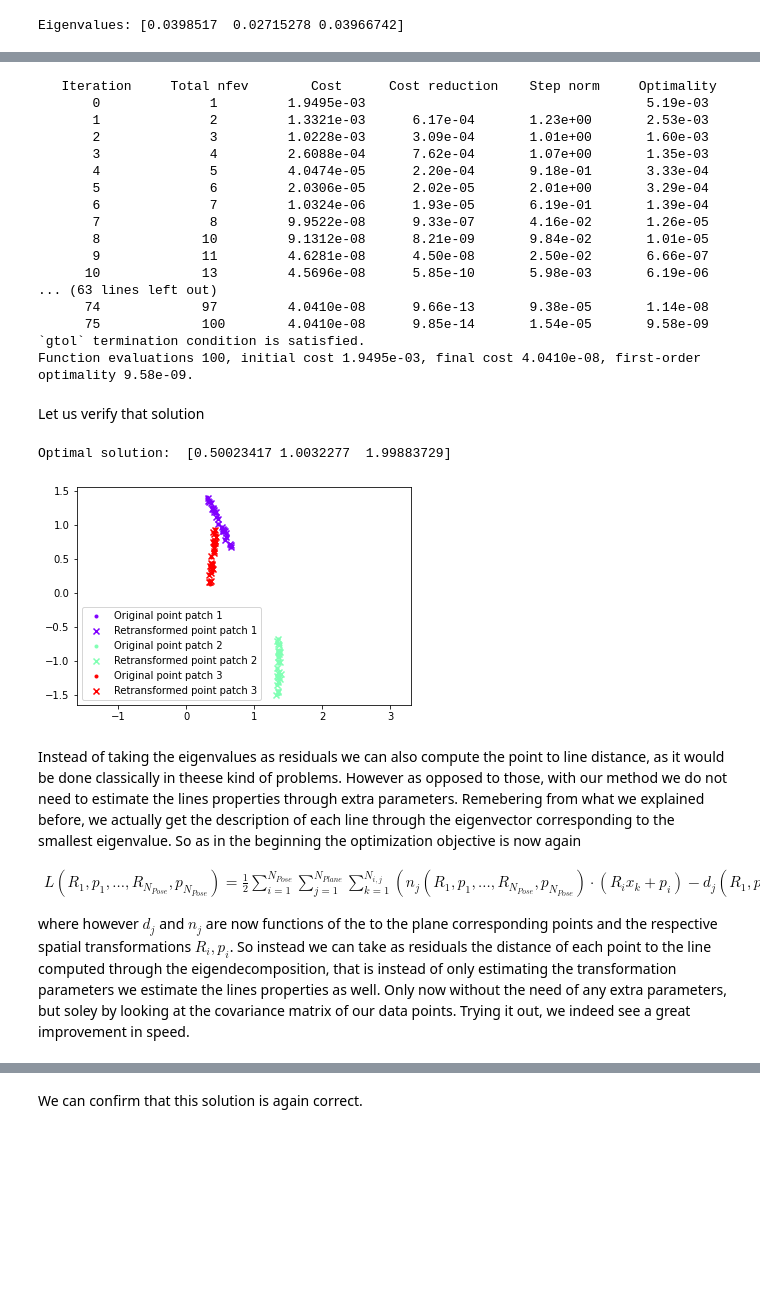
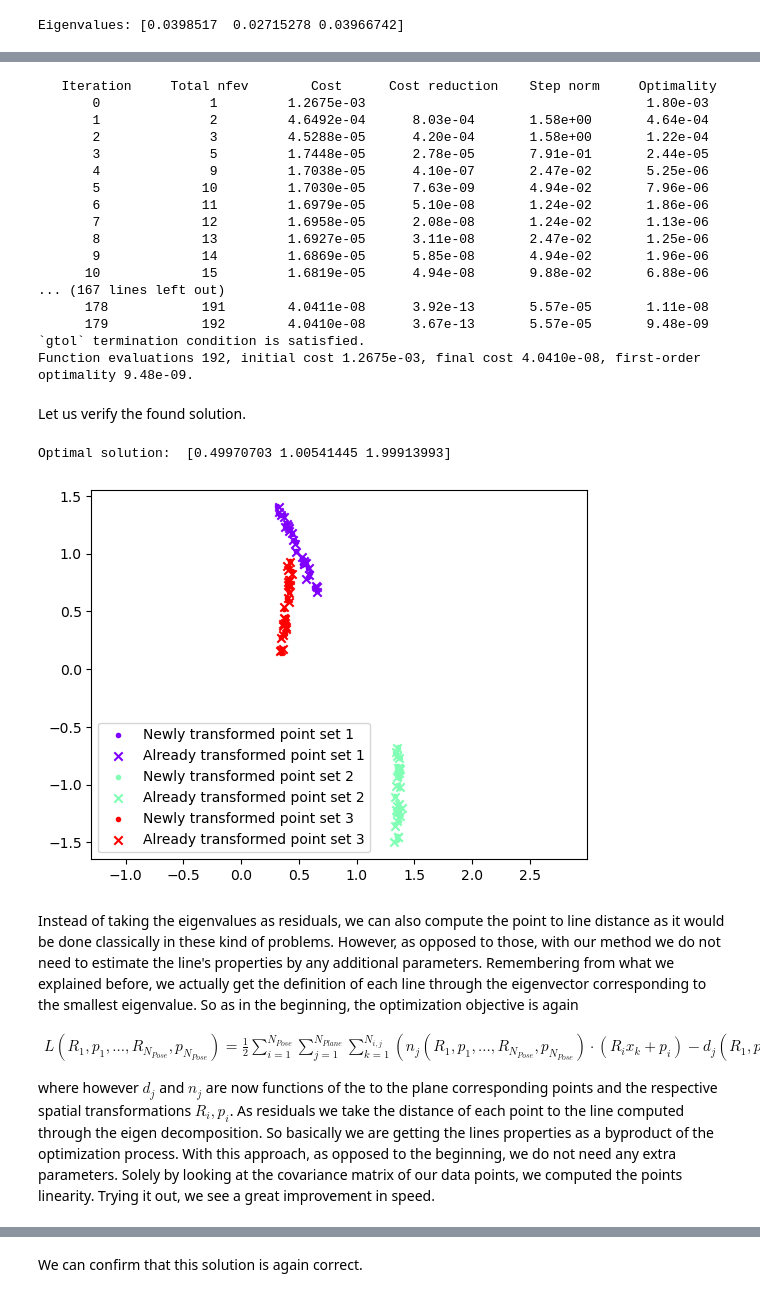
Before and after one commit to DavidBrandes/notebooks, a Jupyter notebook: eigenvalue_optimization/1_introduction.ipynb, the cells around one changed output, grey strips where cells are left out. Cells and saved outputs as stored; diff of their text form; code cells hidden in the pictures; blank space fills up the shorter version.

```diff
--- a/eigenvalue_optimization/1_introduction.ipynb
+++ b/eigenvalue_optimization/1_introduction.ipynb
@@ -84,8 +84,8 @@ We now assume this data is altered by a rotation and translation, specified by v
 # %%
-v = np.array([0.5, 1, 2]) # x-translation, y-translation, rotation angle
+v_target = np.array([0.5, 1, 2]) # x-translation, y-translation, rotation angle
 
-R, p = transformation(v)
-points = np.concatenate([points, R @ points + p], axis=1)
+rot, trans = transformation(v_target)
+points = np.concatenate([points, rot @ points + trans], axis=1)
 
 # Lets also add some noise to those transformed points
 noise_level = 1e-2
@@ -102,7 +102,7 @@ for i in range(n_lines):
     for j in range(2):
         plt.scatter(points[i, j, :, 0, 0], points[i, j, :, 1, 0],
                     color=colors[i, :], marker='.' if j == 0 else 'x',
-                    label=("Original" if j == 0 else "Transformed") + f" point patch {i+1}")
+                    label=("Original" if j == 0 else "Transformed") + f" point set {i+1}")
 
 plt.axis('equal')
 plt.legend()
@@ -161,16 +178,16 @@ The ultimate task of this notebook is to estimate the previously specified trans
 
 The optimal solution therefore should look like this. The two point sets overlap each other well.
 # %%
-R, p = transformation(v)
+rot, trans = transformation(v_target)
 points_ = points.copy()
-points_[:, 0, :, :, :] = R @ points_[:, 0, :, :, :] + p
+points_[:, 0, :, :, :] = rot @ points_[:, 0, :, :, :] + trans
 
 colors = plt.cm.rainbow(np.linspace(0, 1, n_lines))
 for i in range(n_lines):
     for j in range(2):
         plt.scatter(points_[i, j, :, 0, 0], points_[i, j, :, 1, 0],
                     color=colors[i, :], marker='.' if j == 0 else 'x',
-                    label=("Original" if j == 0 else "Transformed") + f" point patch {i+1}")
+                    label=("Newly" if j == 0 else "Already") + f" transformed point set {i+1}")
 
 plt.axis('equal')
 plt.legend()
@@ -256,56 +275,60 @@ So lets try it out! We define our loss functions, the derivative function as wel
 # %%
-def f(x):
-    w, v = eigen(x, derivative=False)
-    return w.reshape(-1)
+def f(v):
+    eigenvalues, eigenvectors = eigen(v, derivative=False)
+    return eigenvalues.reshape(-1)
 
-def jac_f(x):
-    w, v, d_w, d_v = eigen(x, derivative=True)
-    return d_w.reshape(3, -1).T
+def jac_f(v):
+    eigenvalues, eigenvectors, d_eigenvalues, d_eigenvectors = eigen(v, derivative=True)
+    return d_eigenvalues.reshape(3, -1).T
 
-x_0 = np.array([0, 0, 0])
-res = least_squares(f, x_0, jac_f, verbose=2)
+# As the optimization is sensitive to values far from the optimal solution,
+# we have to start close enough to the actual optimal solution
+v_offset = np.array([1, 1, 0.5])
+v0 = v_target - v_offset
+
+res = least_squares(f, v0, jac_f, verbose=2)
 # %% [output]
    Iteration     Total nfev        Cost      Cost reduction    Step norm     Optimality
-       0              1         1.9495e-03                                    5.19e-03
-       1              2         1.3321e-03      6.17e-04       1.23e+00       2.53e-03
-       2              3         1.0228e-03      3.09e-04       1.01e+00       1.60e-03
-       3              4         2.6088e-04      7.62e-04       1.07e+00       1.35e-03
-       4              5         4.0474e-05      2.20e-04       9.18e-01       3.33e-04
-       5              6         2.0306e-05      2.02e-05       2.01e+00       3.29e-04
-       6              7         1.0324e-06      1.93e-05       6.19e-01       1.39e-04
-       7              8         9.9522e-08      9.33e-07       4.16e-02       1.26e-05
-       8             10         9.1312e-08      8.21e-09       9.84e-02       1.01e-05
-       9             11         4.6281e-08      4.50e-08       2.50e-02       6.66e-07
-      10             13         4.5696e-08      5.85e-10       5.98e-03       6.19e-06
-... (63 lines left out)
-      74             97         4.0410e-08      9.66e-13       9.38e-05       1.14e-08
-      75             100        4.0410e-08      9.85e-14       1.54e-05       9.58e-09
+       0              1         1.2675e-03                                    1.80e-03
+       1              2         4.6492e-04      8.03e-04       1.58e+00       4.64e-04
+       2              3         4.5288e-05      4.20e-04       1.58e+00       1.22e-04
+       3              5         1.7448e-05      2.78e-05       7.91e-01       2.44e-05
+       4              9         1.7038e-05      4.10e-07       2.47e-02       5.25e-06
+       5             10         1.7030e-05      7.63e-09       4.94e-02       7.96e-06
+       6             11         1.6979e-05      5.10e-08       1.24e-02       1.86e-06
+       7             12         1.6958e-05      2.08e-08       1.24e-02       1.13e-06
+       8             13         1.6927e-05      3.11e-08       2.47e-02       1.25e-06
+       9             14         1.6869e-05      5.85e-08       4.94e-02       1.96e-06
+      10             15         1.6819e-05      4.94e-08       9.88e-02       6.88e-06
+... (167 lines left out)
+      178            191        4.0411e-08      3.92e-13       5.57e-05       1.11e-08
+      179            192        4.0410e-08      3.67e-13       5.57e-05       9.48e-09
 `gtol` termination condition is satisfied.
-Function evaluations 100, initial cost 1.9495e-03, final cost 4.0410e-08, first-order optimality 9.58e-09.
+Function evaluations 192, initial cost 1.2675e-03, final cost 4.0410e-08, first-order optimality 9.48e-09.
 # %% [markdown]
-Let us verify that solution
+Let us verify the found solution.
 # %%
 print('Optimal solution: ', res.x)
 
-R, p = transformation(res.x, derivative=False)
+rot, trans = transformation(res.x, derivative=False)
 points_ = points.copy()
-points_[:, 0, :, :, :] = R @ points_[:, 0, :, :, :] + p
+points_[:, 0, :, :, :] = rot @ points_[:, 0, :, :, :] + trans
 
 colors = plt.cm.rainbow(np.linspace(0, 1, n_lines))
 for i in range(n_lines):
     for j in range(2):
         plt.scatter(points_[i, j, :, 0, 0], points_[i, j, :, 1, 0],
                     color=colors[i, :], marker='.' if j == 0 else 'x',
-                    label=("Original" if j == 0 else "Retransformed") + f" point patch {i+1}")
+                    label=("Newly" if j == 0 else "Already") + f" transformed point set {i+1}")
 
 plt.axis('equal')
 plt.legend()
 plt.show()
 # %% [output]
-Optimal solution:  [0.50023417 1.0032277  1.99883729]
+Optimal solution:  [0.49970703 1.00541445 1.99913993]
-[figure, old version]
+[figure, new version]
 # %% [markdown]
-Instead of taking the eigenvalues as residuals we can also compute the point to line distance, as it would be done classically in theese kind of problems. However as opposed to those, with our method we do not need to estimate the lines properties through extra parameters. Remebering from what we explained before, we actually get the description of each line through the eigenvector corresponding to the smallest eigenvalue. So as in the beginning the optimization objective is now again
+Instead of taking the eigenvalues as residuals, we can also compute the point to line distance as it would be done classically in these kind of problems. However, as opposed to those, with our method we do not need to estimate the line's properties by any additional parameters. Remembering from what we explained before, we actually get the definition of each line through the eigenvector corresponding to the smallest eigenvalue. So as in the beginning, the optimization objective is again
 
 $$
 \begin{align*}
@@ -313,5 +336,5 @@ L(R_1, p_1, ..., R_{N_{Pose}}, p_{N_{Pose}}) = \frac{1}{2}\sum_{i=1}^{N_{Pose}}\
 \end{align*}
 $$
 
-where however $d_j$ and $n_j$ are now functions of the to the plane corresponding points and the respective spatial transformations $R_i, p_i$. So instead we can take as residuals the distance of each point to the line computed through the eigendecomposition, that is instead of only estimating the transformation parameters we estimate the lines properties as well. Only now without the need of any extra parameters, but soley by looking at the covariance matrix of our data points. Trying it out, we indeed see a great improvement in speed.
+where however $d_j$ and $n_j$ are now functions of the to the plane corresponding points and the respective spatial transformations $R_i, p_i$. As residuals we take the distance of each point to the line computed through the eigen decomposition. So basically we are getting the lines properties as a byproduct of the optimization process. With this approach, as opposed to the beginning, we do not need any extra parameters. Solely by looking at the covariance matrix of our data points, we computed the points linearity. Trying it out, we see a great improvement in speed.
 # %%
```
Also changed, not shown: parts of 23 cells of this notebook, 4 other files.
